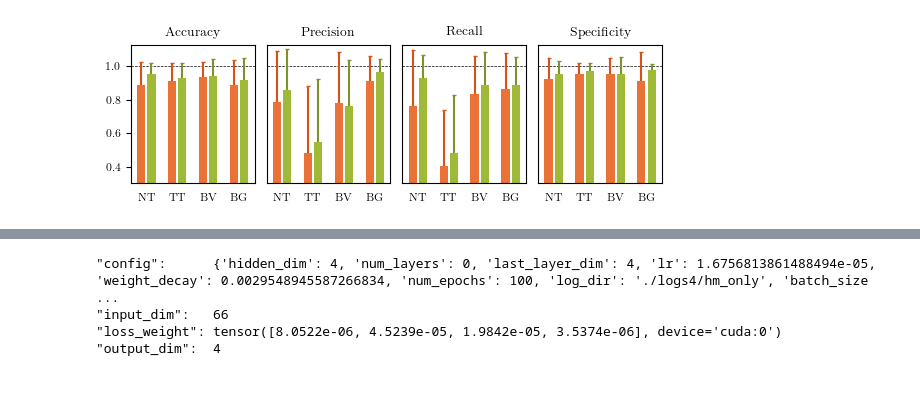
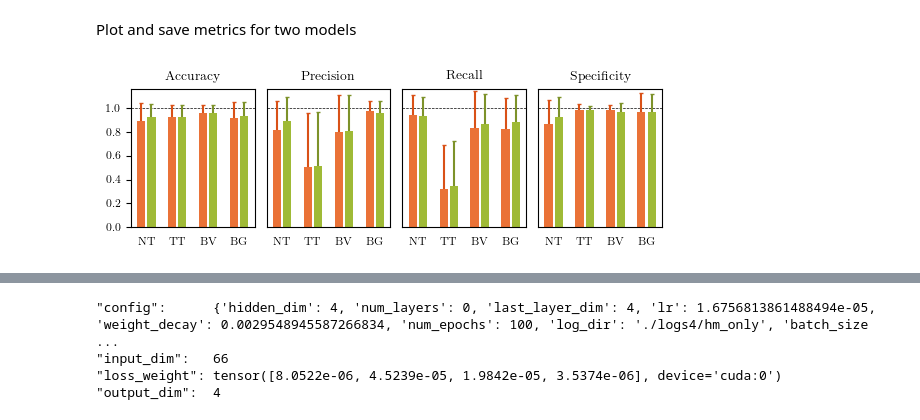
Before and after one commit to hartenbergerma/thesis, a Jupyter notebook: classification/vis_resulty.ipynb, the cells around one changed output, grey strips where cells are left out. Saved outputs shown, nothing was run; the diff lists cells and outputs as text; code cells hidden in the pictures; blank space fills up the shorter version.

```diff
--- a/classification/vis_resulty.ipynb
+++ b/classification/vis_resulty.ipynb
@@ -7,6 +7,8 @@ import numpy as np
 
 sys.path.append("../")
 from plotting_parameters import *
+# %% [markdown]
+Plot and save metrics for two models
 # %%
 def load_metrics(file):
     metrics = []
@@ -45,45 +47,45 @@ def knn_metrics(folder):
                     for metric in img_metrics:
                         metric[i] = np.nan
             metrics.append(img_metrics)
     metrics_mean = np.nanmean(metrics, axis=0)
     metrics_std = np.nanstd(metrics, axis=0)
     return metrics_mean, metrics_std
 
-# scores_bl, stds_bl = fold_mean_metrics('./models5/baseline/v1/results')
-# scores_hm, stds_hm = fold_mean_metrics('./models5/heatmaps/v1/results')
+scores_bl, stds_bl = fold_mean_metrics('./models7/baseline/combined/results')
+scores_hm, stds_hm = fold_mean_metrics('./models7/heatmaps/combined/results')
 
-scores_bl, stds_bl = knn_metrics('./models5/baseline/v1/results/knn_metrics')
-scores_hm, stds_hm = knn_metrics('./models5/heatmaps/v1/results/knn_metrics')
+scores_bl, stds_bl = knn_metrics('./models7/baseline/combined/results/knn_metrics')
+scores_hm, stds_hm = knn_metrics('./models7/heatmaps/combined/results/knn_metrics')
 
 set_plotting_style("latex")
 fig, axs = plt.subplots(1,4, figsize=(5.8,2))
 metrics = ['Accuracy', 'Precision', 'Recall', 'Specificity']# 'F1 Score']#, 'ROC AUC']
 for i, metric, score_bl, score_hm, std_bl, std_hm in zip(range(4), metrics, scores_bl, scores_hm, stds_bl, stds_hm):
     axs[i].axhline(y=1, color='black', linestyle='--', linewidth=0.5, zorder=1)
     axs[i].errorbar(range(0,12,3), score_bl, yerr=std_bl, fmt='none', ecolor=tum_red_dark, capsize=1.5, zorder=1)
     axs[i].bar(range(0,12,3), score_bl, color=tum_red, label='Baseline all data', zorder=2)
     axs[i].errorbar(range(1,12,3), score_hm, yerr=std_hm, fmt='none', ecolor=tum_green_dark, capsize=1.5, zorder=1)
     axs[i].bar(range(1,12,3), score_hm, color=tum_green, label='Heatmaps all data', zorder=2)
     axs[i].set_xticks([0.5, 3.5, 6.5, 9.5])
     axs[i].set_xticklabels(['NT', 'TT', 'BV', 'BG'])
     axs[i].set_title(metric)
     axs[i].set_yticks([])
-    axs[i].set_ylim(0.3,1.13)
+    axs[i].set_ylim(0.0,1.16)
     axs[i].set_xlim(-1, 11)
     #add dashed line at y=1
     axs[i].tick_params(axis='x', which='both', bottom=False, top=False,
                left=False, right=False, labelbottom=True, labelleft=True)
-axs[0].set_yticks([0.4, 0.6, 0.8, 1])
+axs[0].set_yticks([0.0,0.2,0.4, 0.6, 0.8, 1])
 # save figure as svg
 plt.tight_layout()
-plt.savefig('results.svg')
+plt.savefig('../../figures/bl_hm_knn_metrics.svg', bbox_inches='tight', format='svg')
 
-import csv
-with open('results.csv', 'w') as f:
-    writer = csv.writer(f)
-    writer.writerow(['Class', 'NT','NT', 'TT','TT', 'BV','BV', 'BG','BG'])
-    writer.writerow(['model', 'BL', 'HM', 'BL', 'HM', 'BL', 'HM', 'BL', 'HM'])
-    for metric, score_bl, score_hm in zip(['Accuracy', 'Precision', 'Recall', 'Specificity', 'F1 score', 'AUC ROC'], scores_bl, scores_hm):
-        writer.writerow([metric, score_bl[0], score_hm[0], score_bl[1], score_hm[1], score_bl[2], score_hm[2], score_bl[3], score_hm[3]])
+# import csv
+# with open('results3.csv', 'w') as f:
+#     writer = csv.writer(f)
+#     writer.writerow(['Class', 'NT','NT', 'TT','TT', 'BV','BV', 'BG','BG'])
+#     writer.writerow(['model', 'BL', 'HM', 'BL', 'HM', 'BL', 'HM', 'BL', 'HM'])
+#     for metric, score_bl, score_hm in zip(['Accuracy', 'Precision', 'Recall', 'Specificity', 'F1 score', 'AUC ROC'], scores_bl, scores_hm):
+#         writer.writerow([metric, score_bl[0], score_hm[0], score_bl[1], score_hm[1], score_bl[2], score_hm[2], score_bl[3], score_hm[3]])
 # %% [output]
-[figure, old version]
+[figure, new version]
```
Also changed, not shown: parts of 8 cells of this notebook, 23 other files.
